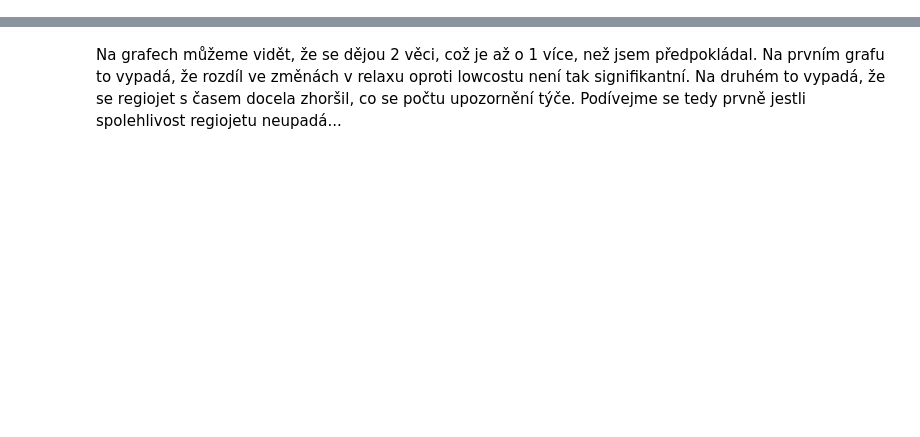
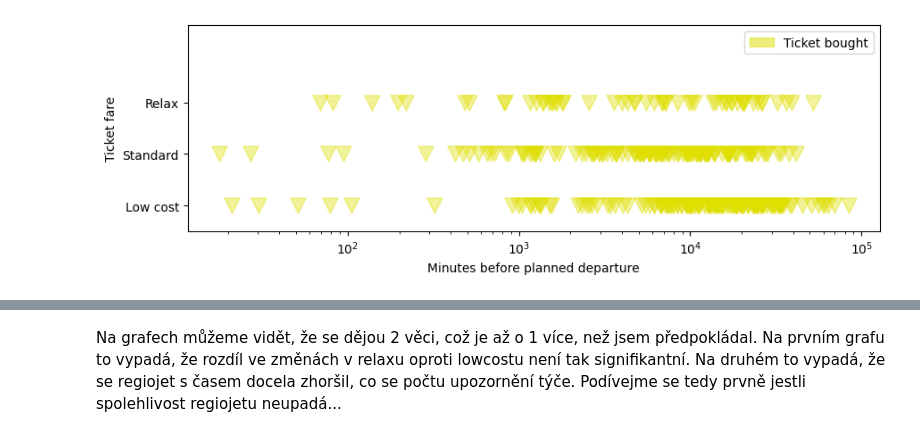
Before and after one commit to ThersVV/regiojet_analysis, a Jupyter notebook: try1.ipynb, the cells around one changed output, grey strips where cells are left out. Saved outputs shown, nothing was run; the diff lists cells and outputs as text; code cells hidden in the pictures; blank space fills up the shorter version.

```diff
--- a/try1.ipynb
+++ b/try1.ipynb
@@ -61,0 +45,4 @@ plt.show()
+# %%
+fare_buy_time()
+# %% [output]
+[figure, added]
```
Also changed, not shown: parts of 22 cells of this notebook, 2 other files.
